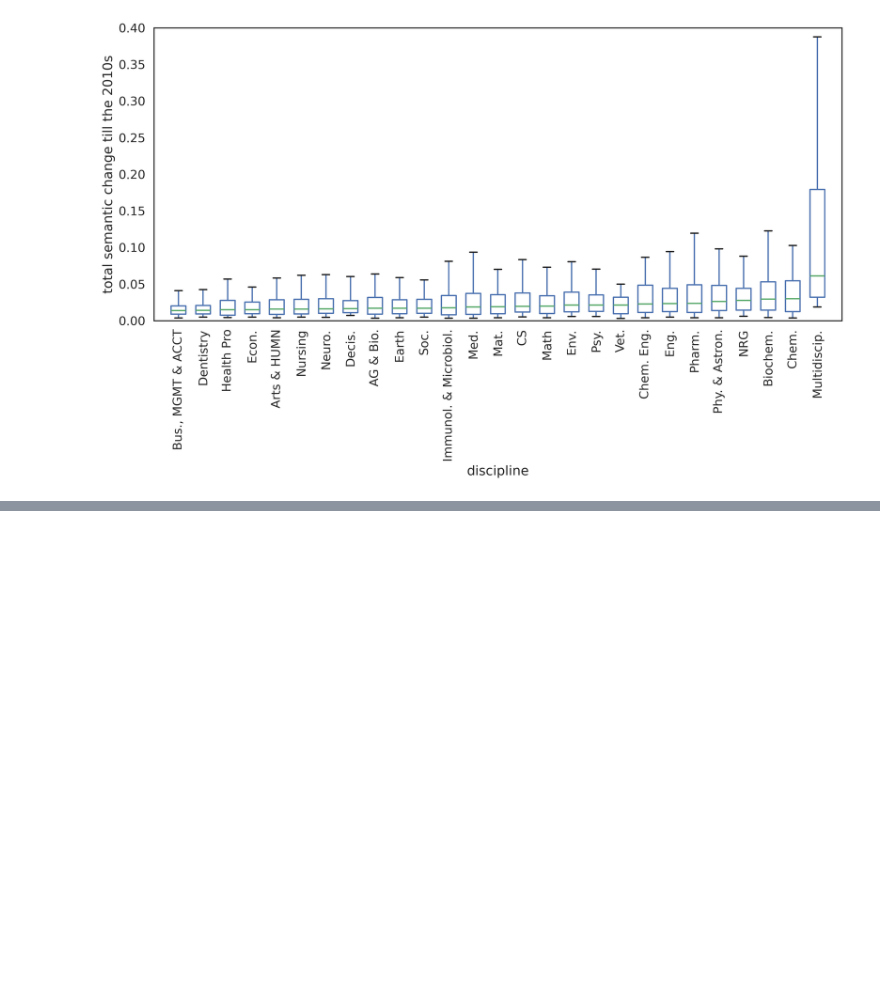
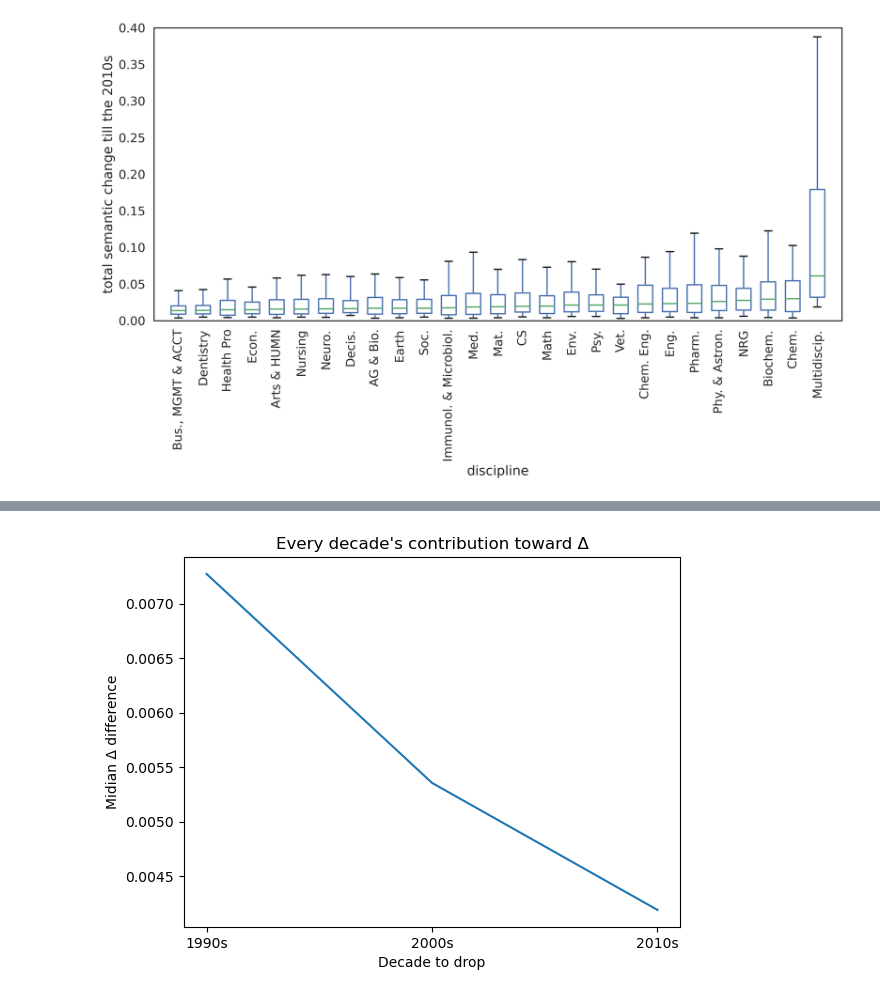
Before and after one commit to netknowledge/diachronic-p2v, a Jupyter notebook: figures/semantic_change/local_semantic_change_k_10.ipynb, the cells around one changed output, grey strips where cells are left out. Cells and saved outputs as stored; diff of their text form; code cells hidden in the pictures; blank space fills up the shorter version.

```diff
--- a/figures/semantic_change/local_semantic_change_k_10.ipynb
+++ b/figures/semantic_change/local_semantic_change_k_10.ipynb
@@ -744,0 +828,17 @@ g3.get_figure().savefig('total_local_semantic_change_by_discipline_k_10.pdf',
+# %%
+median_diff_list = []
+for median in median_list:
+    median_diff_list.append(median_original - median)
+
+xticklabels = []
+for i in range(6-start_idx):
+    xticklabels.append(f'{change_list[i+start_idx][-5:]}')
+
+sns.lineplot(x=change_list[start_idx:], y=median_diff_list)
+plt.xlabel('Decade to drop')
+plt.ylabel('Midian Δ difference')
+plt.xticks(ticks=change_list[start_idx:], labels=xticklabels)
+plt.title('Every decade\'s contribution toward Δ')
+plt.show()
+# %% [output]
+[figure, added]
```
Also changed, not shown: parts of 18 cells of this notebook, 3 other files.
